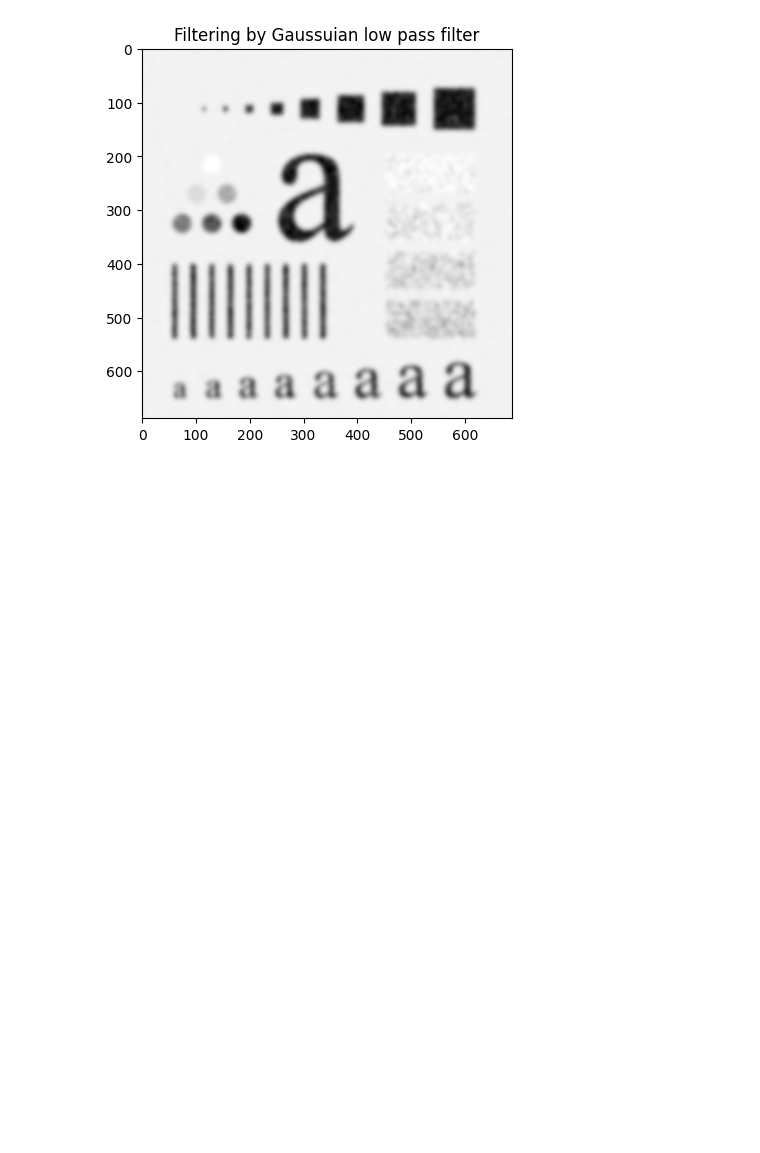
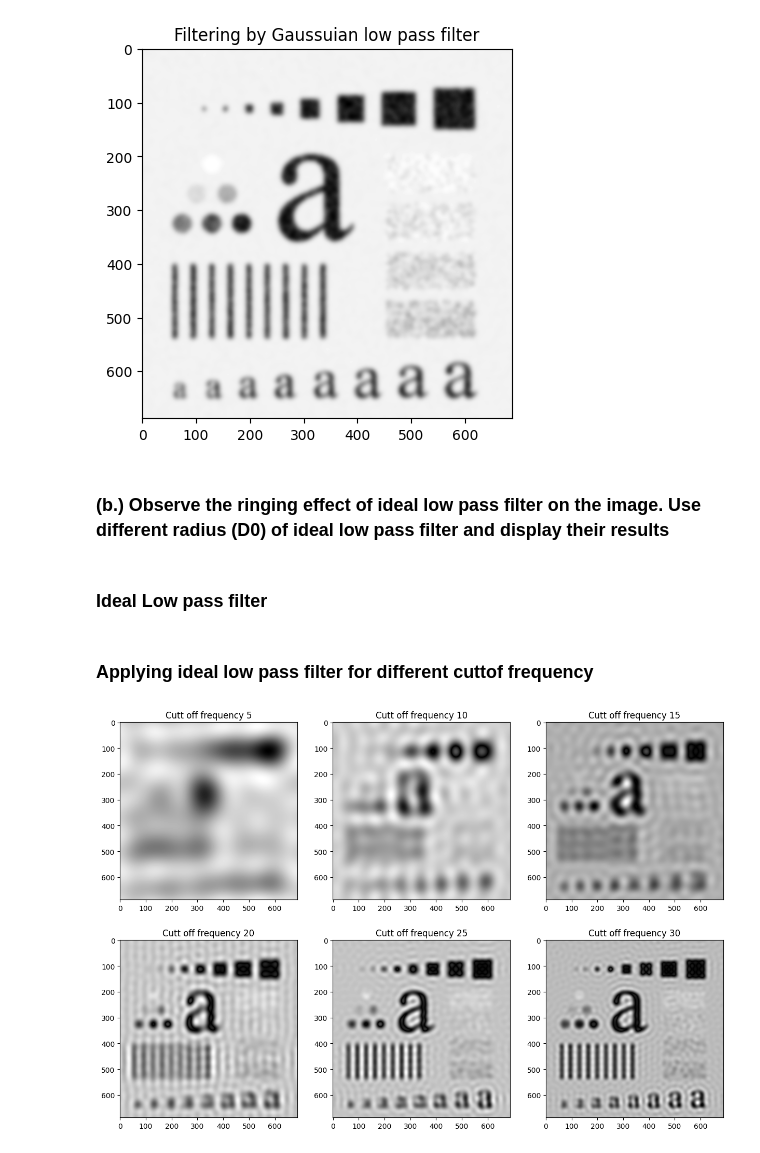
Before and after one commit to Mominur-sumon/Digital_image_processing_Lab_2025, a Jupyter notebook: 4a.butterworth_gaussian_low_pass_filter.ipynb, the cells around one changed output. Drawn from its saved outputs; the diff is of its cells as text; code cells hidden in the pictures; blank space fills up the shorter version.

Commit message:
ringing effect of ideal low pass filter added

```diff
--- a/4a.butterworth_gaussian_low_pass_filter.ipynb
+++ b/4a.butterworth_gaussian_low_pass_filter.ipynb
@@ -111,3 +111,46 @@ plt.title("Filtering by Gaussuian low pass filter")
 plt.show()
 # %% [output]
 [figure]
+# %% [markdown]
+### (b.) Observe the ringing effect of ideal low pass filter on the image. Use different radius (D0) of ideal low pass filter and display their results
+# %% [markdown]
+### Ideal Low pass filter
+# %%
+def ideal_low_pass_filter (image, cuttoff_freq):
+    fft = np.fft.fft2(image)
+    fft_shift = np.fft.fftshift(fft)
+
+    #Ideal Lowpass filter mask
+    height , width = image.shape
+    c1, c2 = height /2 , width /2
+
+    mask = np.zeros((height, width), dtype= np.float64)
+    for u in range(height):
+        for v in range(width):
+            D = np.sqrt((u - c1)**2 + (v - c2)**2)
+            if D <=cuttoff_freq:
+                mask[u,v] = 1
+
+    #Applying the mask
+    filtered_fft = fft_shift * mask
+
+    #Back to spatial Domain
+    fft_ishift = np.fft.ifftshift(filtered_fft)
+    filtered_image = np.fft.ifft2(fft_ishift)
+    filtered_image = np.abs(filtered_image)
+
+    return filtered_image
+# %% [markdown]
+### Applying ideal low pass filter for different cuttof frequency
+# %%
+plt.figure(figsize=(15, 10))
+
+for i in range (1, 7):
+    filtered_image =  ideal_low_pass_filter(original_image, i * 5)
+    plt.subplot(2,3, i)
+    plt.imshow(filtered_image, cmap='gray')
+    plt.title(f'Cutt off frequency {i*5}')
+
+plt.show()
+# %% [output]
+[figure, added]
```
Also changed, not shown: parts of 1 cell of this notebook.
